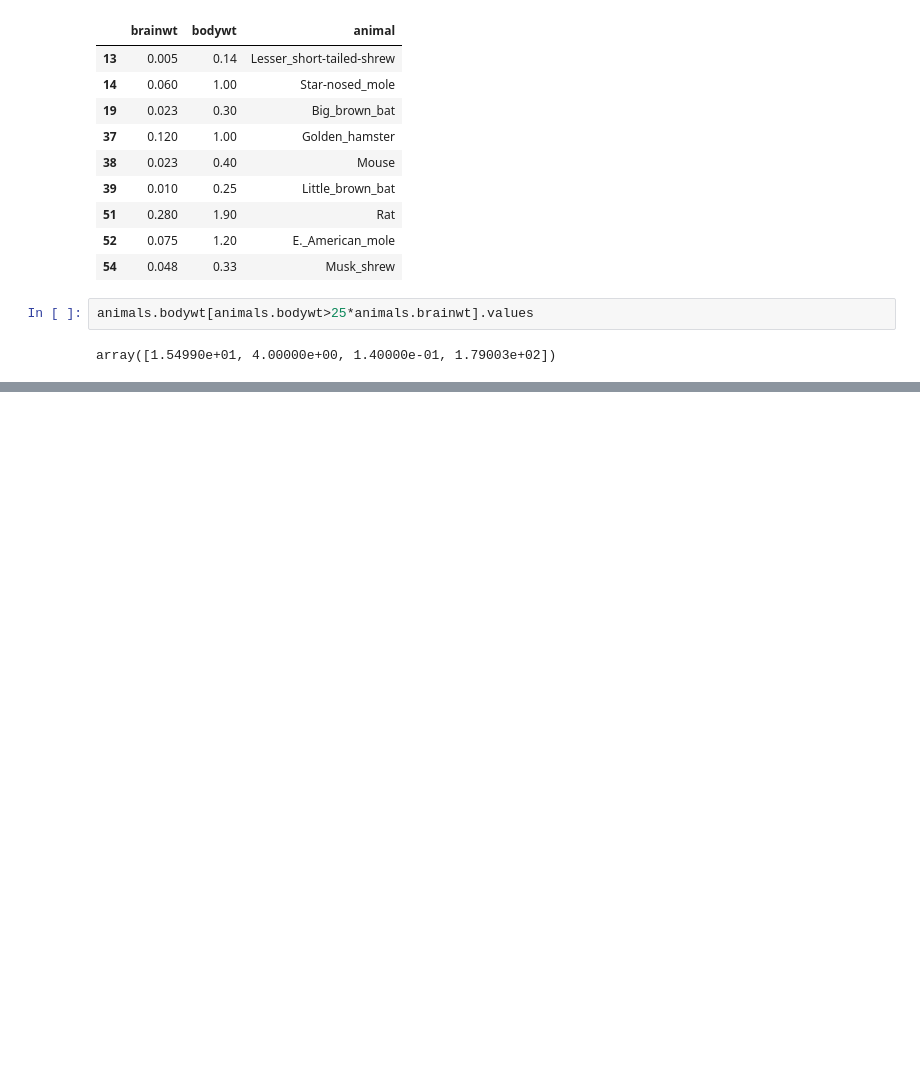
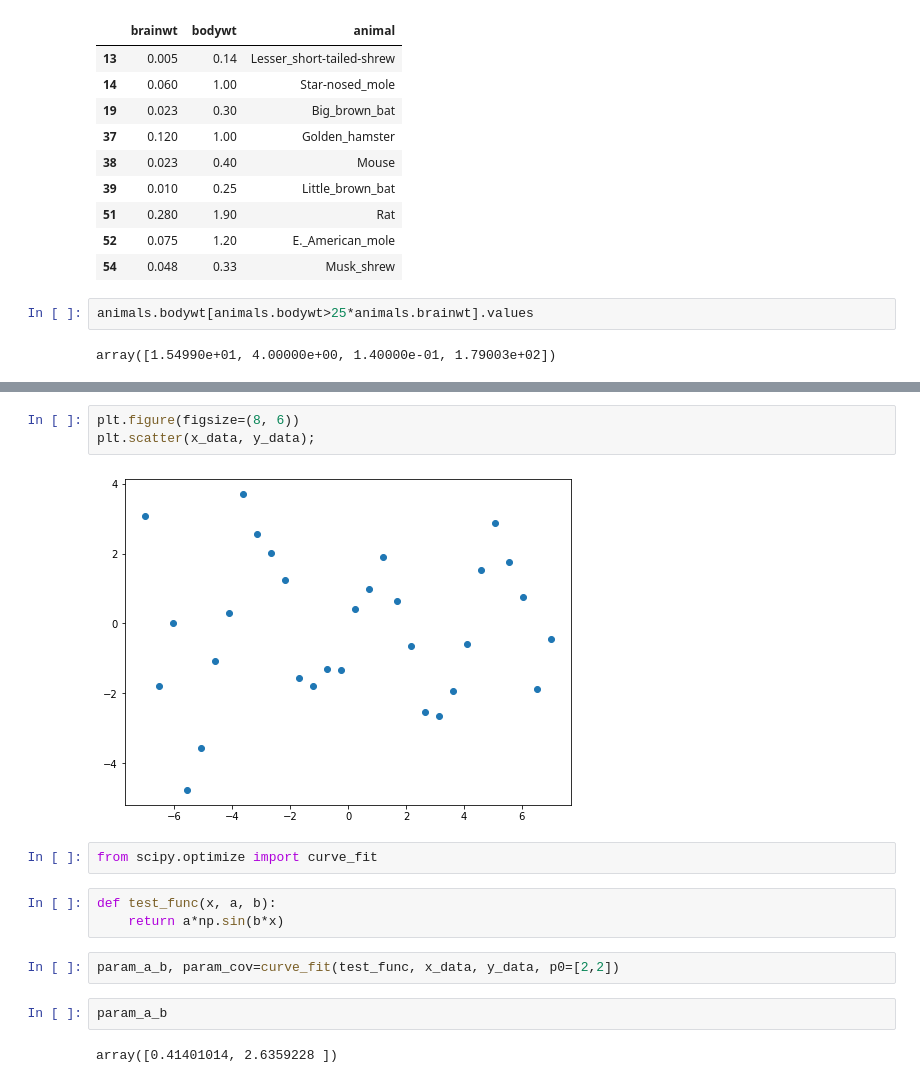
Before and after one commit to albertoid/clases_datamex0120, a Jupyter notebook: w4_d1 - Desc Stats, Intro Scipy.ipynb, the cells around one changed output, grey strips where cells are left out. Cells and saved outputs as stored; diff of their text form; blank space fills up the shorter version.

```diff
--- a/w4_d1 - Desc Stats, Intro Scipy.ipynb
+++ b/w4_d1 - Desc Stats, Intro Scipy.ipynb
@@ -231,0 +378,16 @@ array([1.54990e+01, 4.00000e+00, 1.40000e-01, 1.79003e+02])
+# %%
+plt.figure(figsize=(8, 6))
+plt.scatter(x_data, y_data);
+# %% [output]
+[figure, added]
+# %%
+from scipy.optimize import curve_fit
+# %%
+def test_func(x, a, b):
+    return a*np.sin(b*x)
+# %%
+param_a_b, param_cov=curve_fit(test_func, x_data, y_data, p0=[2,2])
+# %%
+param_a_b
+# %% [output]
+array([0.41401014, 2.6359228 ])
```
Also changed, not shown: parts of 40 cells of this notebook.
